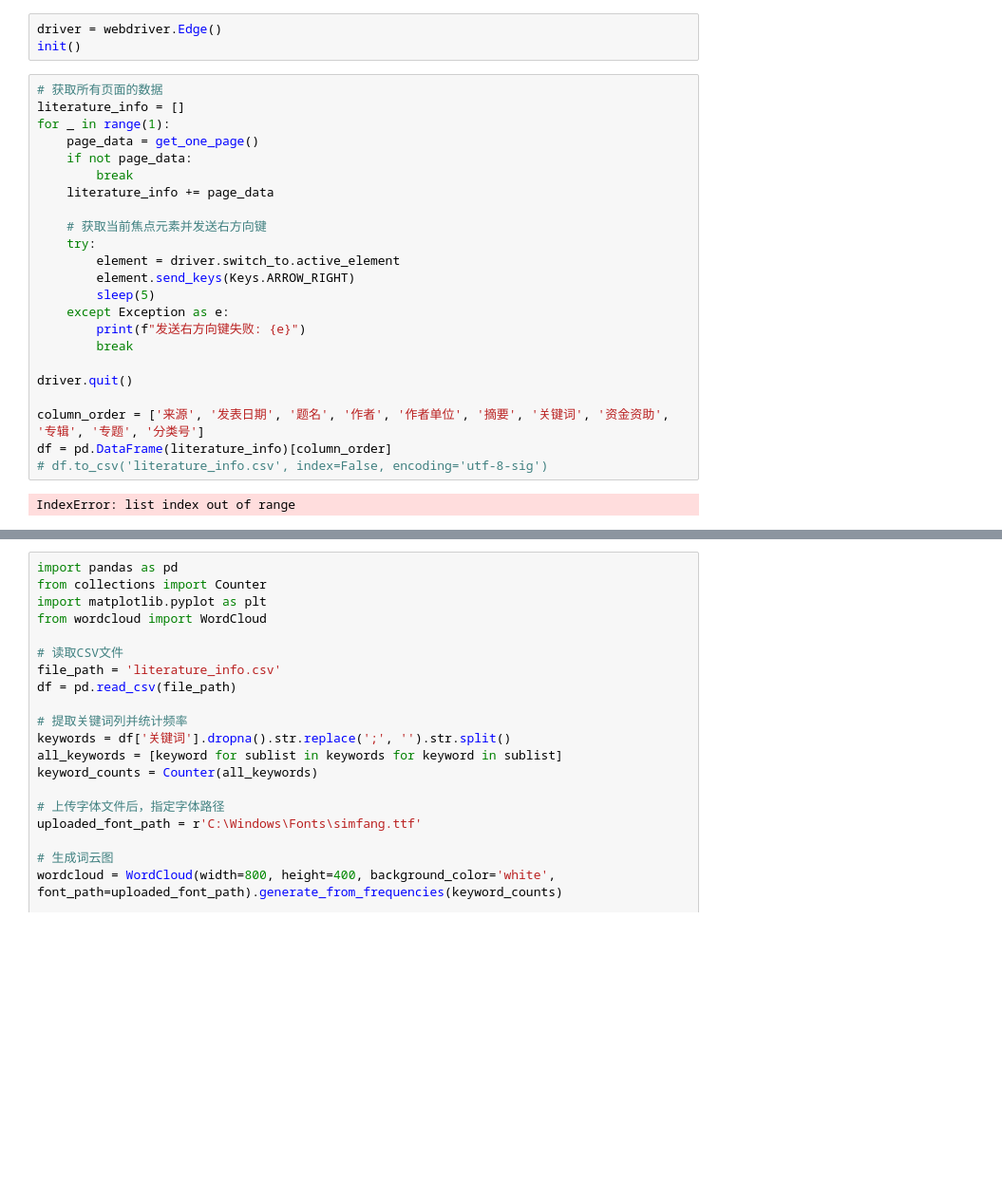
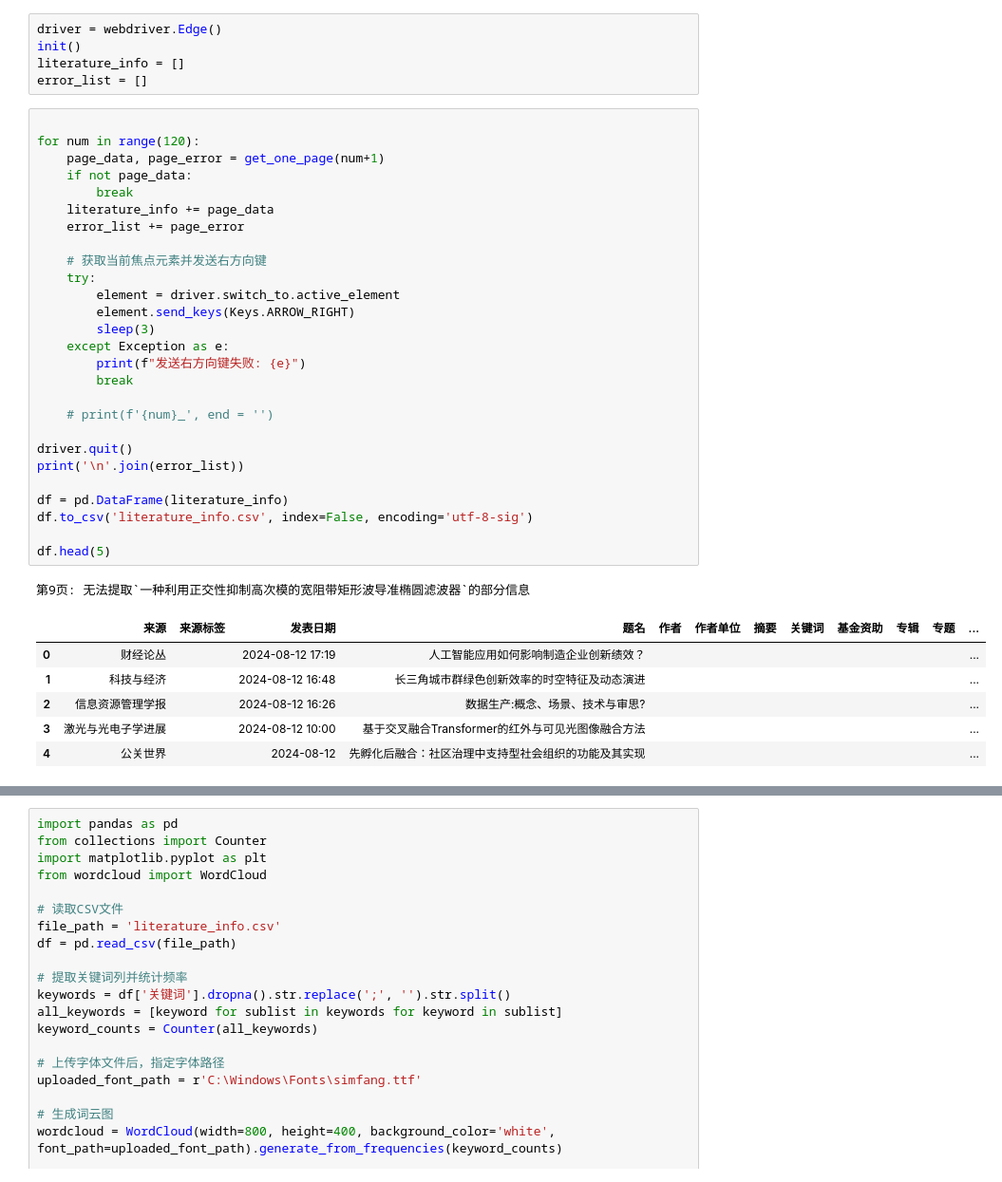
Before and after one commit to Mr-xiaotian/spider_example, a Jupyter notebook: cnki/selenium/zhi_spider_sele.ipynb, the cells around one changed output, grey strips where cells are left out. Shown at 95% size. Drawn from its saved outputs; the diff is of its cells as text; blank space fills up the shorter version.

```diff
--- a/cnki/selenium/zhi_spider_sele.ipynb
+++ b/cnki/selenium/zhi_spider_sele.ipynb
@@ -142,28 +171,40 @@ def get_one_page():
 # %%
 driver = webdriver.Edge()
 init()
+literature_info = []
+error_list = []
 # %%
-# 获取所有页面的数据
-literature_info = []
-for _ in range(1):
-    page_data = get_one_page()
+
+for num in range(120):
+    page_data, page_error = get_one_page(num+1)
     if not page_data:
         break
     literature_info += page_data
+    error_list += page_error
 
     # 获取当前焦点元素并发送右方向键
     try:
         element = driver.switch_to.active_element
         element.send_keys(Keys.ARROW_RIGHT)
-        sleep(5)
+        sleep(3)
     except Exception as e:
         print(f"发送右方向键失败: {e}")
         break
 
+    # print(f'{num}_', end = '')
+
 driver.quit()
+print('\n'.join(error_list))
 
-column_order = ['来源', '发表日期', '题名', '作者', '作者单位', '摘要', '关键词', '资金资助', '专辑', '专题', '分类号']
-df = pd.DataFrame(literature_info)[column_order]
-# df.to_csv('literature_info.csv', index=False, encoding='utf-8-sig')
+df = pd.DataFrame(literature_info)
+df.to_csv('literature_info.csv', index=False, encoding='utf-8-sig')
+
+df.head(5)
 # %% [output]
-IndexError: list index out of range
+第9页: 无法提取`一种利用正交性抑制高次模的宽阻带矩形波导准椭圆滤波器`的部分信息
+|  | 来源 | 来源标签 | 发表日期 | 题名 | 作者 | 作者单位 | 摘要 | 关键词 | 基金资助 | 专辑 | 专题 | ... |
+| 0 | 财经论丛 |  | 2024-08-12 17:19 | 人工智能应用如何影响制造企业创新绩效？ |  |  |  |  |  |  |  | ... |
+| 1 | 科技与经济 |  | 2024-08-12 16:48 | 长三角城市群绿色创新效率的时空特征及动态演进 |  |  |  |  |  |  |  | ... |
+| 2 | 信息资源管理学报 |  | 2024-08-12 16:26 | 数据生产:概念、场景、技术与审思? |  |  |  |  |  |  |  | ... |
+| 3 | 激光与光电子学进展 |  | 2024-08-12 10:00 | 基于交叉融合Transformer的红外与可见光图像融合方法 |  |  |  |  |  |  |  | ... |
+| 4 | 公关世界 |  | 2024-08-12 | 先孵化后融合：社区治理中支持型社会组织的功能及其实现 |  |  |  |  |  |  |  | ... |
```
Also changed, not shown: parts of 7 cells of this notebook.
